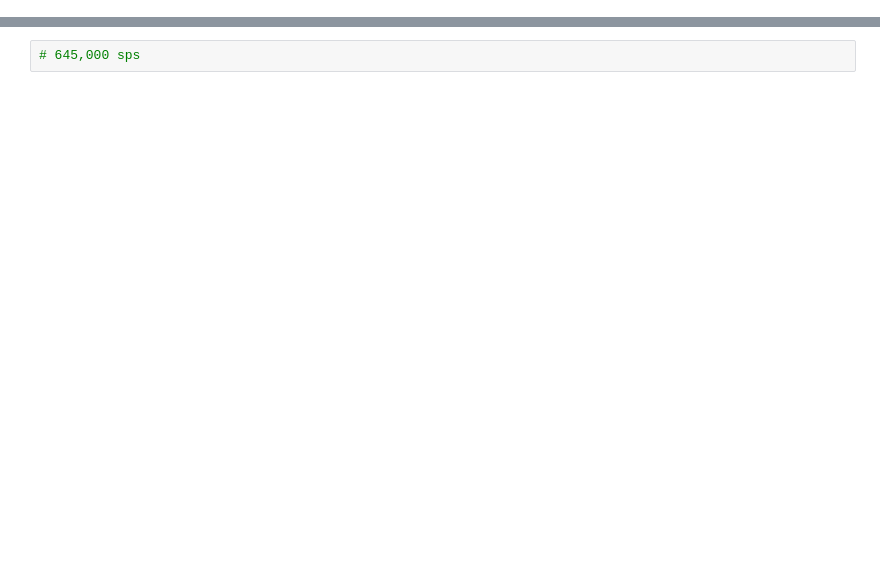
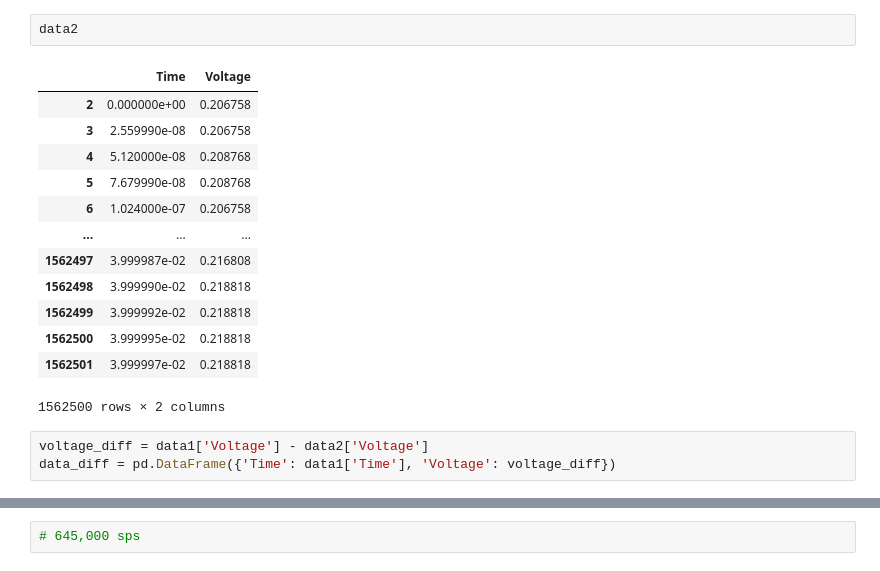
Before and after one commit to willcmartin/cs750-project, a Jupyter notebook: detection/test_plot.ipynb, the cells around one changed output, grey strips where cells are left out. Drawn from its saved outputs; the diff is of its cells as text; blank space fills up the shorter version.

```diff
--- a/detection/test_plot.ipynb
+++ b/detection/test_plot.ipynb
@@ -45,0 +33,19 @@ data_trim = data[4200:4800]
+# %%
+data2
+# %% [output]
+|  | Time | Voltage |
+| 2 | 0.000000e+00 | 0.206758 |
+| 3 | 2.559990e-08 | 0.206758 |
+| 4 | 5.120000e-08 | 0.208768 |
+| 5 | 7.679990e-08 | 0.208768 |
+| 6 | 1.024000e-07 | 0.206758 |
+| ... | ... | ... |
+| 1562497 | 3.999987e-02 | 0.216808 |
+| 1562498 | 3.999990e-02 | 0.218818 |
+| 1562499 | 3.999992e-02 | 0.218818 |
+| 1562500 | 3.999995e-02 | 0.218818 |
+| 1562501 | 3.999997e-02 | 0.218818 |
+1562500 rows × 2 columns
+# %%
+voltage_diff = data1['Voltage'] - data2['Voltage']
+data_diff = pd.DataFrame({'Time': data1['Time'], 'Voltage': voltage_diff})
```
Also changed, not shown: parts of 25 cells of this notebook, 1 other file.
